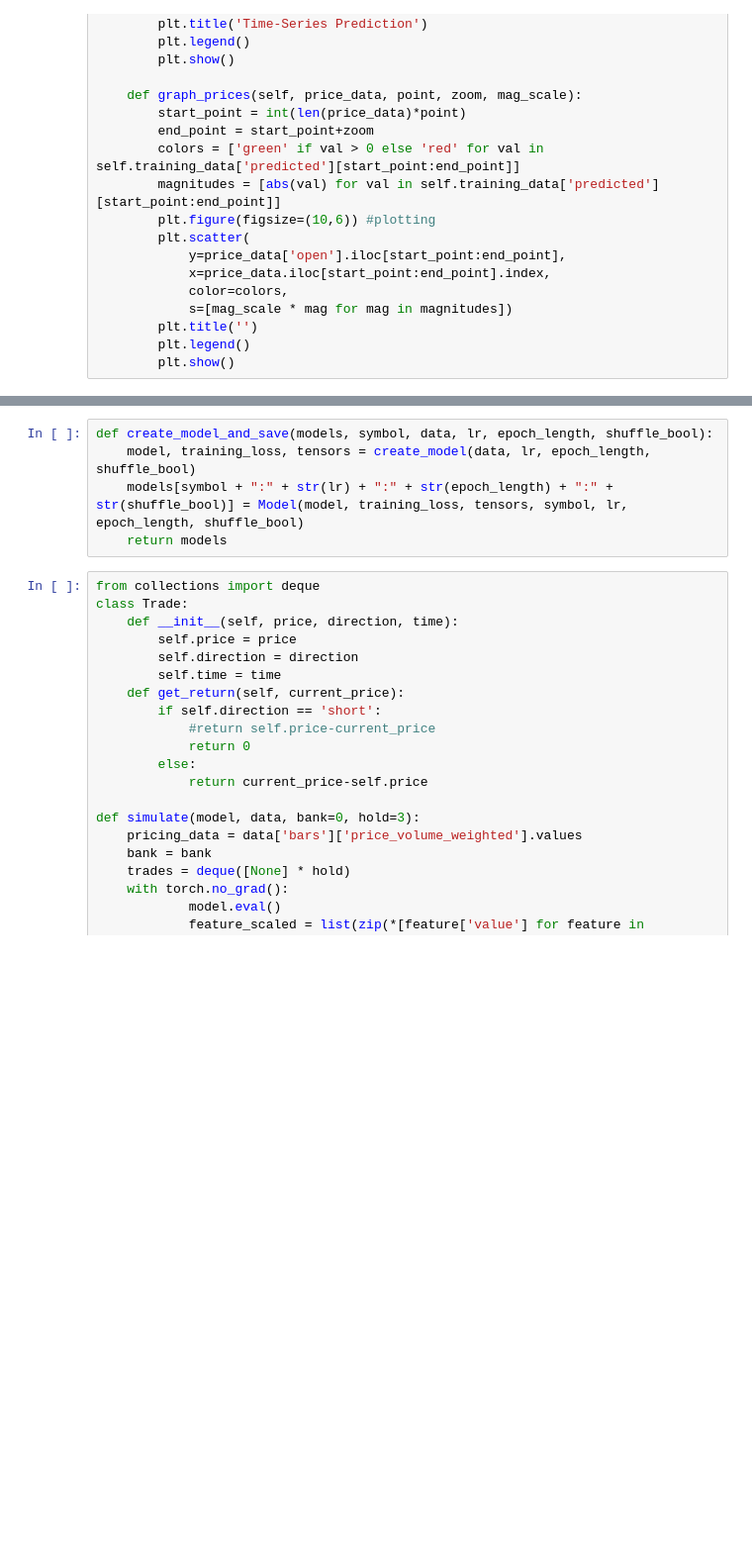
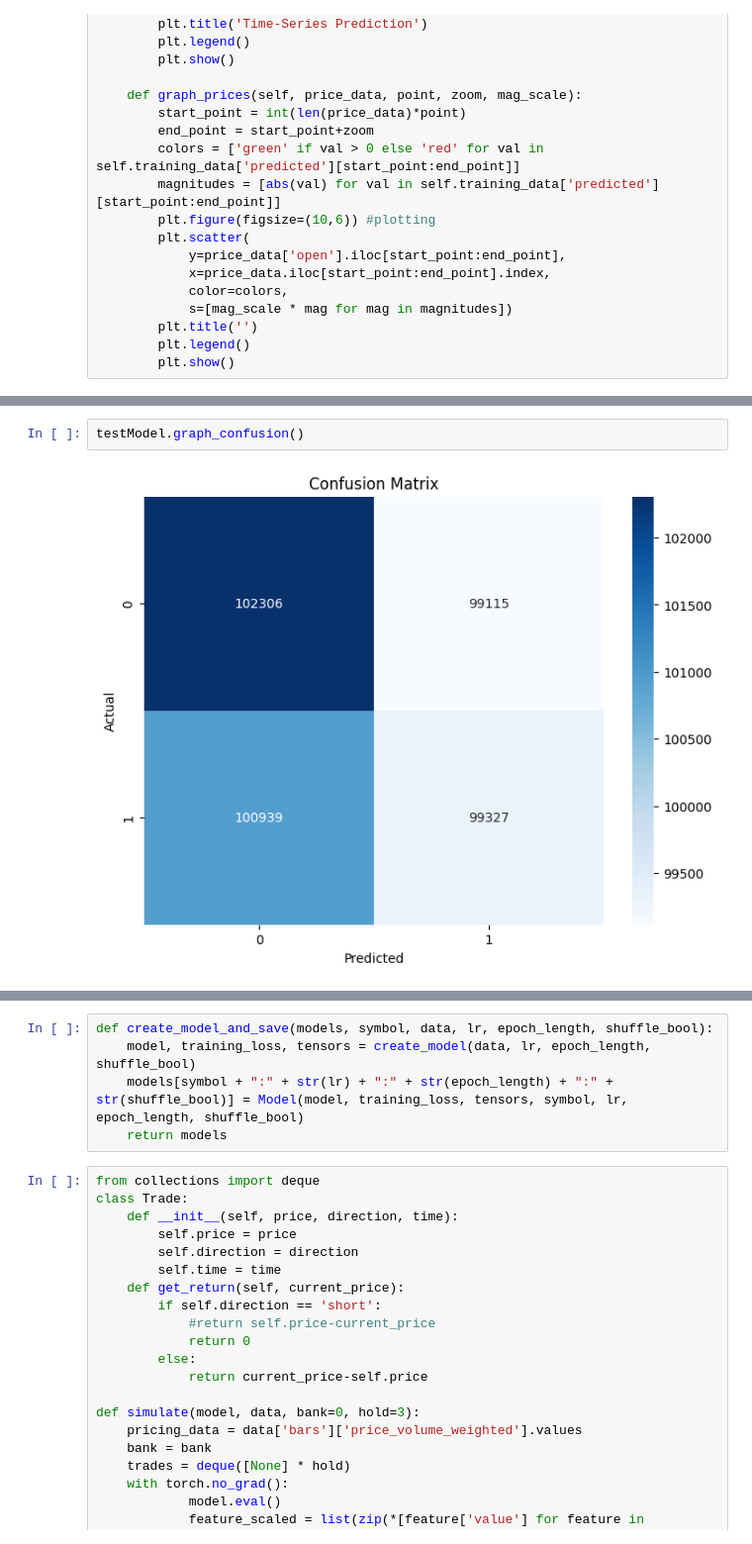
Before and after one commit to dmutascio/enigmaTrainer, a Jupyter notebook: enigmaTrainer.ipynb, the cells around one changed output, grey strips where cells are left out. Shown at 99% size. Saved outputs shown, nothing was run; the diff lists cells and outputs as text; blank space fills up the shorter version.

```diff
--- a/enigmaTrainer.ipynb
+++ b/enigmaTrainer.ipynb
@@ -703,3 +692,7 @@ No artists with labels found to put in legend.  Note that artists whose label st
+# %%
+testModel.graph_confusion()
+# %% [output]
+[figure, added]
 # %%
 def simulate(model, bank_in, trade_size):
 
```
Also changed, not shown: parts of 13 cells of this notebook.
